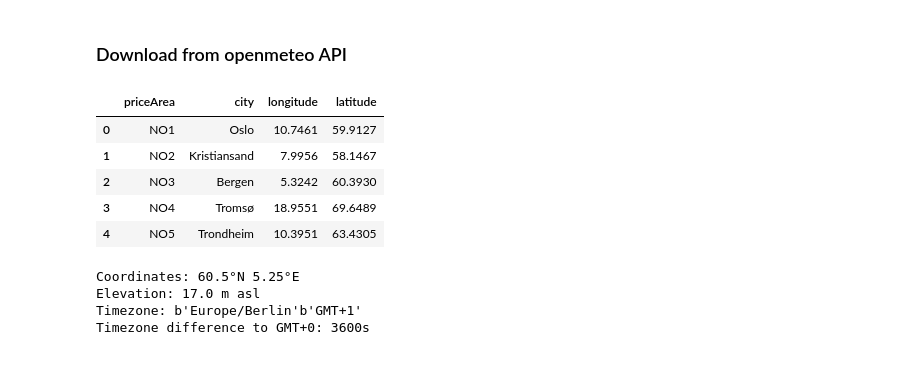
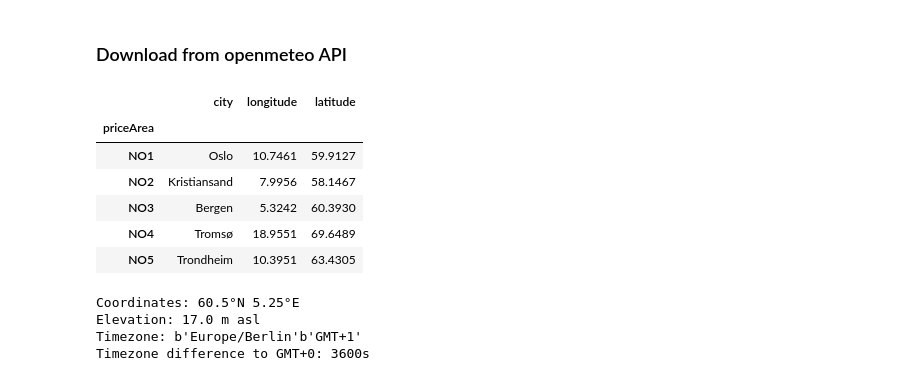
Before and after one commit to Satheris/IND320_SMAA, a Jupyter notebook: project/Assignment3.ipynb, the cells around one changed output. Cells and saved outputs as stored; diff of their text form; code cells hidden in the pictures.

```diff
--- a/project/Assignment3.ipynb
+++ b/project/Assignment3.ipynb
@@ -32,35 +33,20 @@ from statsmodels.tsa.seasonal import STL
 # %% [markdown]
 ### Download from openmeteo API
 # %%
-osloLat = 59.9127
-osloLong = 10.7461
-
-bergenLat = 60.393
-bergenLong = 5.3242
-
-trdLat = 63.4305
-trdLong = 10.3951
-
-tromsLat = 69.6489
-tromsLong = 18.9551
-
-kristLat = 58.1467
-kristLong = 7.9956
-
+# dictionary for city geo-placement
 citydict = {'priceArea': ['NO1', 'NO2', 'NO3', 'NO4', 'NO5'],
             'city': ['Oslo', 'Kristiansand', 'Bergen', 'Tromsø', 'Trondheim'],
-            'longitude': [osloLong, kristLong, bergenLong, tromsLong, trdLong],
-            'latitude': [osloLat, kristLat, bergenLat, tromsLat, trdLat]}
+            'longitude': [10.7461, 7.9956, 5.3242, 18.9551, 10.3951],
+            'latitude': [59.9127, 58.1467, 60.393, 69.6489, 63.4305]}
 
-
-df = pd.DataFrame(citydict)
-
-df
+city_df = pd.DataFrame(citydict).set_index('priceArea')
+city_df
 # %% [output]
-|  | priceArea | city | longitude | latitude |
-| 0 | NO1 | Oslo | 10.7461 | 59.9127 |
-| 1 | NO2 | Kristiansand | 7.9956 | 58.1467 |
-| 2 | NO3 | Bergen | 5.3242 | 60.3930 |
-| 3 | NO4 | Tromsø | 18.9551 | 69.6489 |
-| 4 | NO5 | Trondheim | 10.3951 | 63.4305 |
+|  | city | longitude | latitude |
+| priceArea |  |  |  |
+| NO1 | Oslo | 10.7461 | 59.9127 |
+| NO2 | Kristiansand | 7.9956 | 58.1467 |
+| NO3 | Bergen | 5.3242 | 60.3930 |
+| NO4 | Tromsø | 18.9551 | 69.6489 |
+| NO5 | Trondheim | 10.3951 | 63.4305 |
 # %%
```
Also changed, not shown: parts of 13 cells of this notebook.
